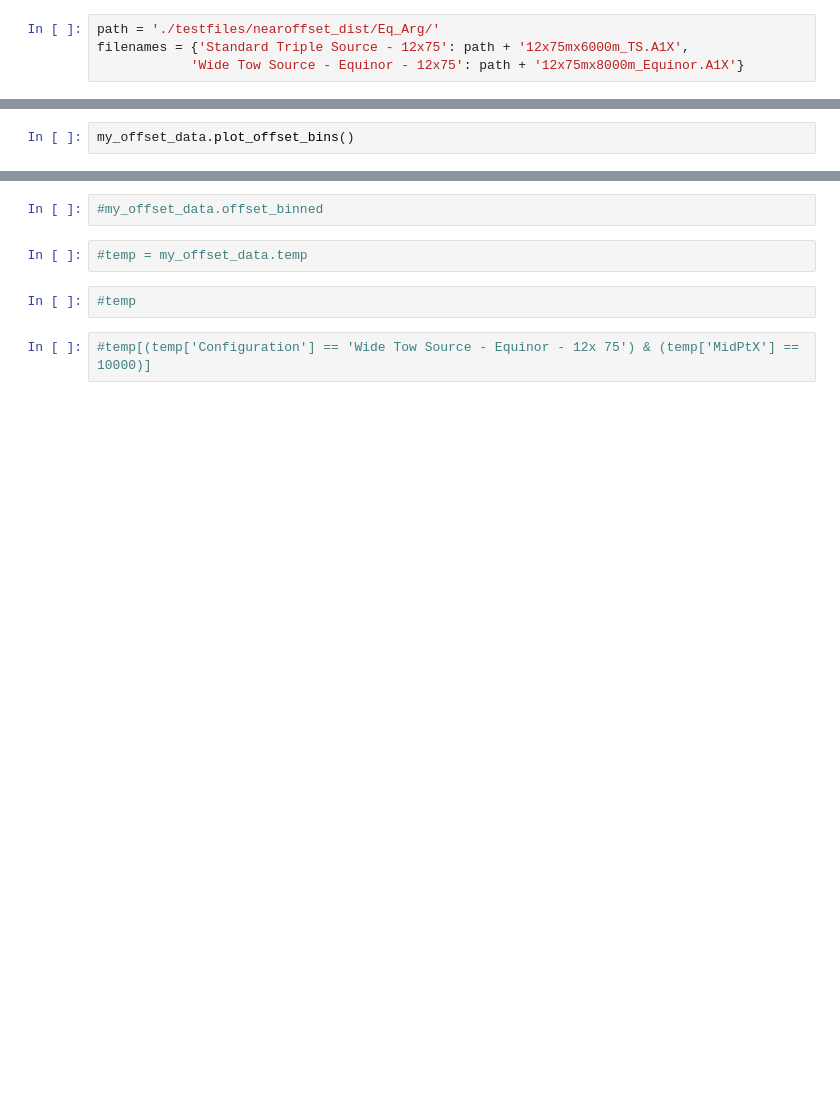
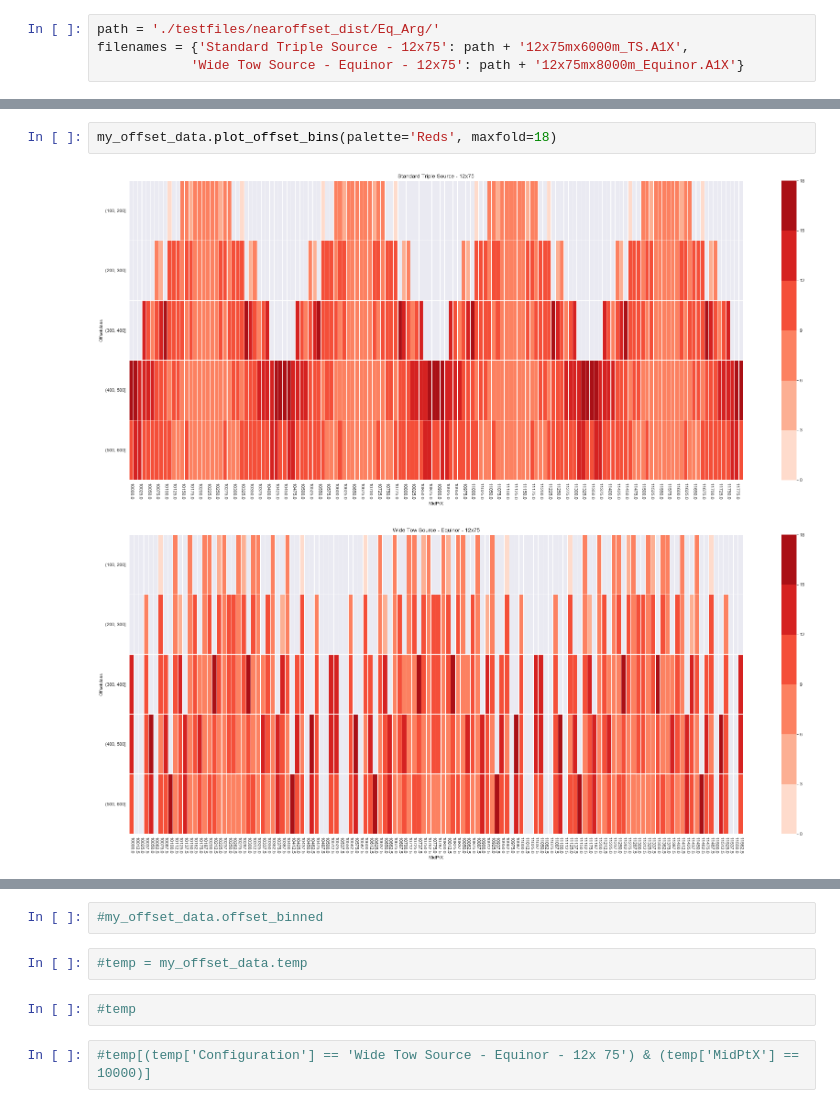
Before and after one commit to MagnsW/geotools, a Jupyter notebook: Untitled.ipynb, the cells around one changed output, grey strips where cells are left out. Saved outputs shown, nothing was run; the diff lists cells and outputs as text; blank space fills up the shorter version.

```diff
--- a/Untitled.ipynb
+++ b/Untitled.ipynb
@@ -32,3 +42,6 @@ my_offset_data.plot_attrib(attrib='AzSrc', descriptor='mean', palette="coolwarm"
 # %%
-my_offset_data.plot_offset_bins()
+my_offset_data.plot_offset_bins(palette='Reds', maxfold=18)
+# %% [output]
+[figure, added]
+[figure, added]
 # %%
```
Also changed, not shown: parts of 33 cells of this notebook, 1 other file.
